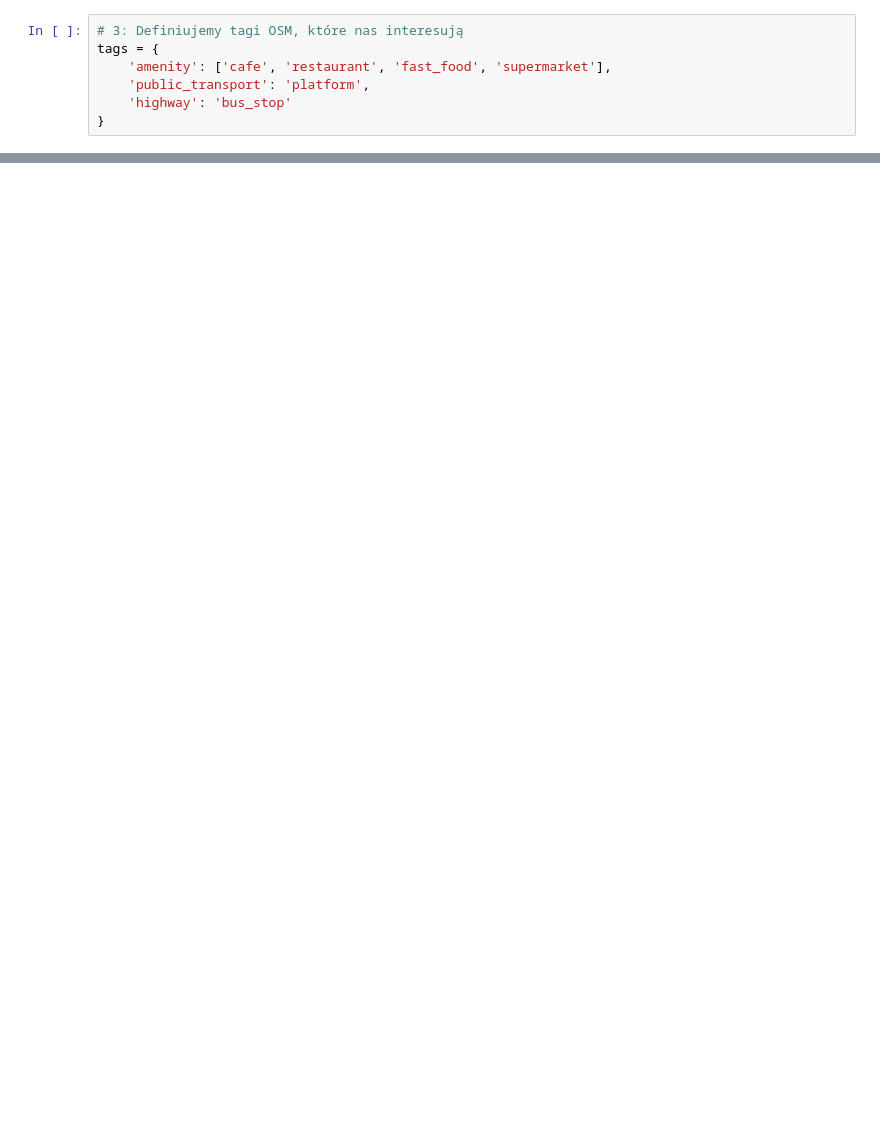
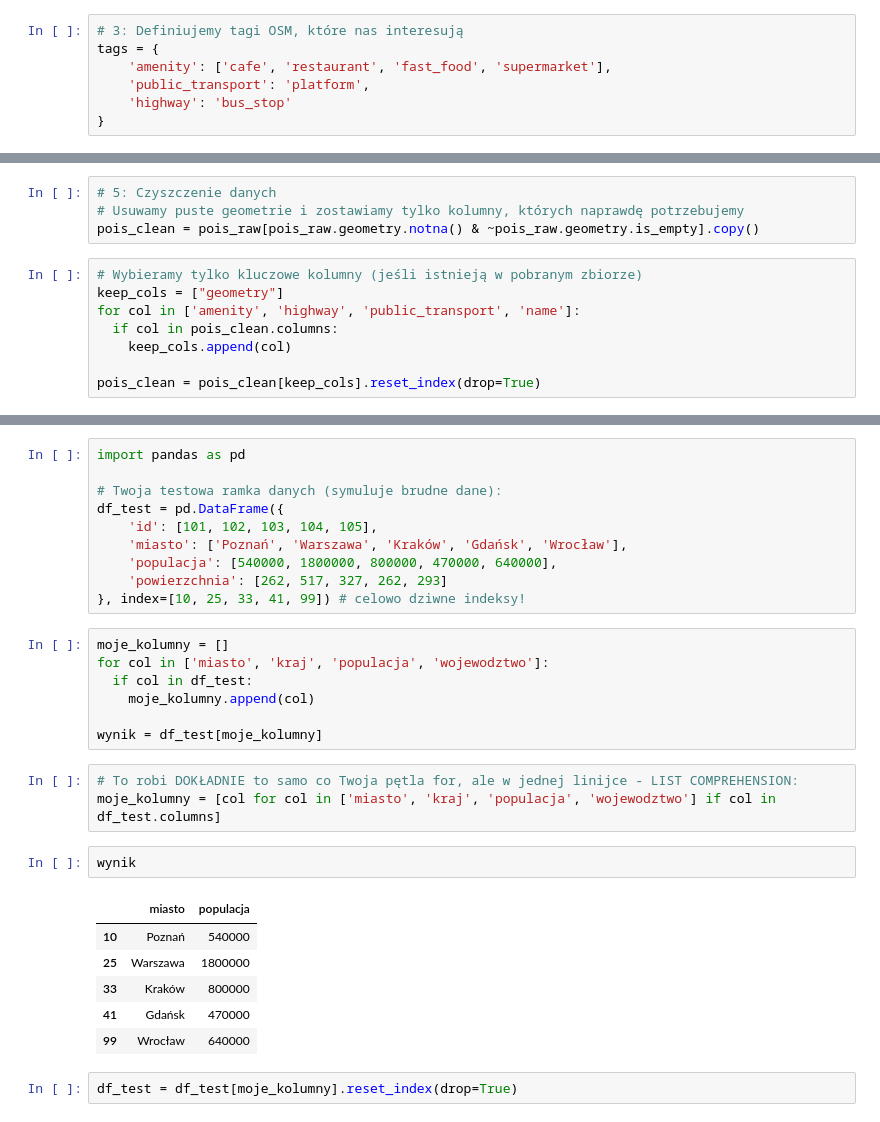
Before and after one commit to piaseckazaneta/Python, a Jupyter notebook: Location_Intelligence.ipynb, the cells around one changed output, grey strips where cells are left out. Drawn from its saved outputs; the diff is of its cells as text; blank space fills up the shorter version.

```diff
--- a/Location_Intelligence.ipynb
+++ b/Location_Intelligence.ipynb
@@ -81,0 +89,12 @@ Pobrano łącznie 9260
+# %%
+# 5: Czyszczenie danych
+# Usuwamy puste geometrie i zostawiamy tylko kolumny, których naprawdę potrzebujemy
+pois_clean = pois_raw[pois_raw.geometry.notna() & ~pois_raw.geometry.is_empty].copy()
+# %%
+# Wybieramy tylko kluczowe kolumny (jeśli istnieją w pobranym zbiorze)
+keep_cols = ["geometry"]
+for col in ['amenity', 'highway', 'public_transport', 'name']:
+  if col in pois_clean.columns:
+    keep_cols.append(col)
+
+pois_clean = pois_clean[keep_cols].reset_index(drop=True)
@@ -81,0 +114,31 @@ Pobrano łącznie 9260
+# %%
+import pandas as pd
+
+# Twoja testowa ramka danych (symuluje brudne dane):
+df_test = pd.DataFrame({
+    'id': [101, 102, 103, 104, 105],
+    'miasto': ['Poznań', 'Warszawa', 'Kraków', 'Gdańsk', 'Wrocław'],
+    'populacja': [540000, 1800000, 800000, 470000, 640000],
+    'powierzchnia': [262, 517, 327, 262, 293]
+}, index=[10, 25, 33, 41, 99]) # celowo dziwne indeksy!
+# %%
+moje_kolumny = []
+for col in ['miasto', 'kraj', 'populacja', 'wojewodztwo']:
+  if col in df_test:
+    moje_kolumny.append(col)
+
+wynik = df_test[moje_kolumny]
+# %%
+# To robi DOKŁADNIE to samo co Twoja pętla for, ale w jednej linijce - LIST COMPREHENSION:
+moje_kolumny = [col for col in ['miasto', 'kraj', 'populacja', 'wojewodztwo'] if col in df_test.columns]
+# %%
+wynik
+# %% [output]
+|  | miasto | populacja |
+| 10 | Poznań | 540000 |
+| 25 | Warszawa | 1800000 |
+| 33 | Kraków | 800000 |
+| 41 | Gdańsk | 470000 |
+| 99 | Wrocław | 640000 |
+# %%
+df_test = df_test[moje_kolumny].reset_index(drop=True)
```
Also changed, not shown: parts of 6 cells of this notebook.
